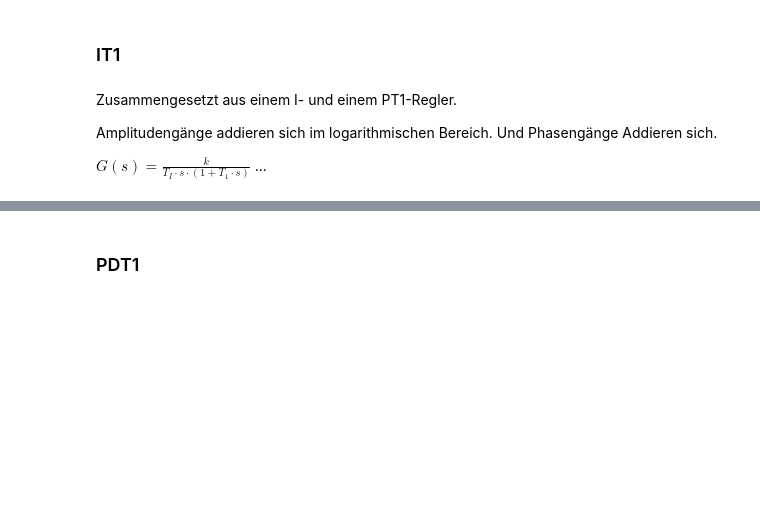
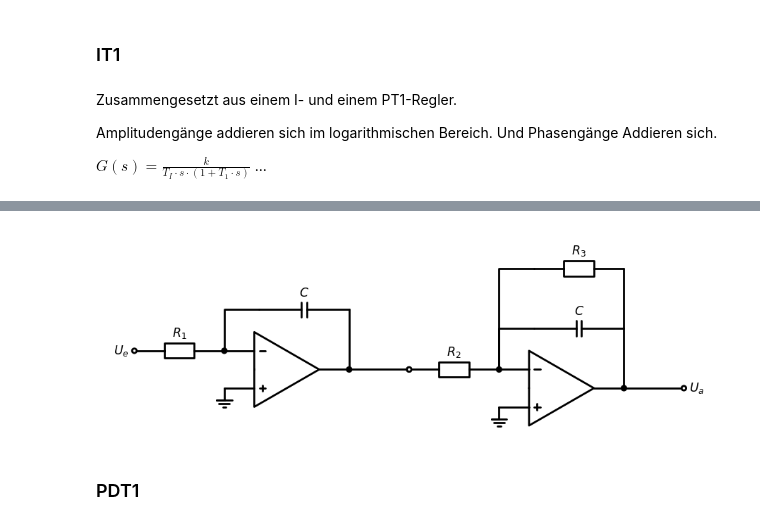
Before and after one commit to Dan00712/CompendiumMatura, a Jupyter notebook: notebooks/mtrs.ipynb, the cells around one changed output, grey strips where cells are left out. Saved outputs shown, nothing was run; the diff lists cells and outputs as text; code cells hidden in the pictures; blank space fills up the shorter version.

```diff
--- a/notebooks/mtrs.ipynb
+++ b/notebooks/mtrs.ipynb
@@ -1492,3 +1521,48 @@ $G(s) = \frac{k}{T_I\cdot s\cdot(1 + T_1\cdot s)}$
+# %%
+with schemdraw.Drawing() as d:
+    d += elm.ResistorIEC().dot().idot(open=True).label('$R_1$').label('$U_e$', 'L')
+    tmp = d.here
+    d += elm.Line().length(1)
+    d += (amp1 := elm.Opamp().anchor('in1').drop('out'))
+
+    d += elm.Line().right().length(1).dot()
+    d.push()
+    d += elm.Line().up().length(2)
+    d += (r2 := elm.Capacitor().left().label('$C$'))
+    d += elm.Wire('-|').to(tmp)
+    d.pop()
+    d += elm.Line().length(2).dot(open=True)
+    d.push()
+
+    d += elm.Line().left().length(1).at(amp1.in2)
+    d += elm.Ground()
+
+    d.pop()
+
+    d += elm.ResistorIEC().dot().idot(open=True).label('$R_2$')
+    tmp = d.here
+    d += elm.Line().length(1)
+    d += (amp2 := elm.Opamp().anchor('in1').drop('out'))
+
+    d += elm.Line().right().length(1).dot()
+    d.push()
+    d += elm.Line().up().length(2)
+
+    d.push()
+    d += elm.Capacitor().left().label('$C$')
+    d += elm.Wire('-|').to(tmp)
+    d.pop()
+    d += elm.Line().up().length(2)
+    d += elm.ResistorIEC().left().label('$R_3$')
+    d += elm.Wire('-|').to(tmp)
+    d.pop()
+    d += elm.Line().length(2).dot(open=True).label('$U_a$', 'R')
+    d.push()
+
+    d += elm.Line().left().length(1).at(amp2.in2)
+    d += elm.Ground()
+# %% [output]
+[figure, added]
 # %% [markdown]
 ### PDT1
 # %% [markdown]
```
Also changed, not shown: parts of 6 cells of this notebook, 1 other file.
